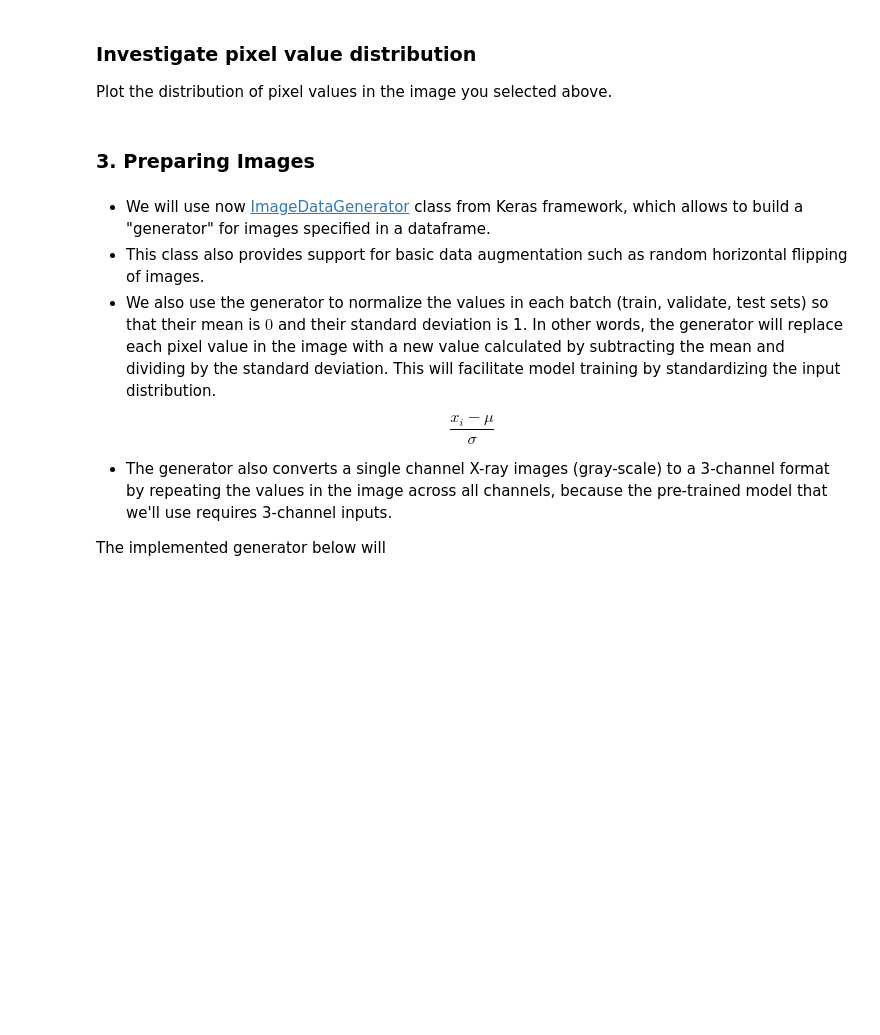
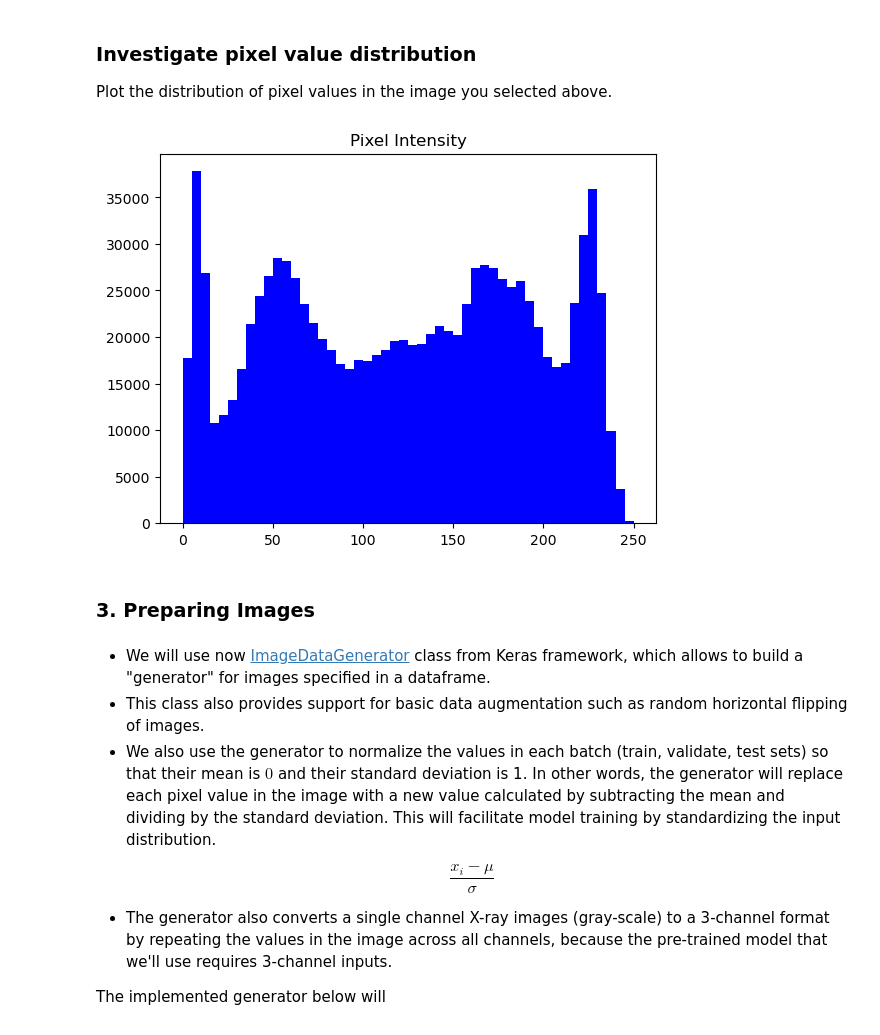
Before and after one commit to renanaferreira/CAA-repository, a Jupyter notebook: Lab5/CAA_Medical_Diagnosis_part2_GradCAM.ipynb, the cells around one changed output. Saved outputs shown, nothing was run; the diff lists cells and outputs as text; code cells hidden in the pictures; blank space fills up the shorter version.

```diff
--- a/Lab5/CAA_Medical_Diagnosis_part2_GradCAM.ipynb
+++ b/Lab5/CAA_Medical_Diagnosis_part2_GradCAM.ipynb
@@ -152,3 +321,11 @@ Plot the distribution of pixel values in the image you selected above.
+# %%
+# histogram
+
+plt.hist(img.ravel(),bins=50, color="blue")
+plt.title("Pixel Intensity")
+plt.show()
+# %% [output]
+[figure, added]
 # %% [markdown]
 ###  3. Preparing Images
 # %% [markdown]
```
Also changed, not shown: parts of 15 cells of this notebook.
